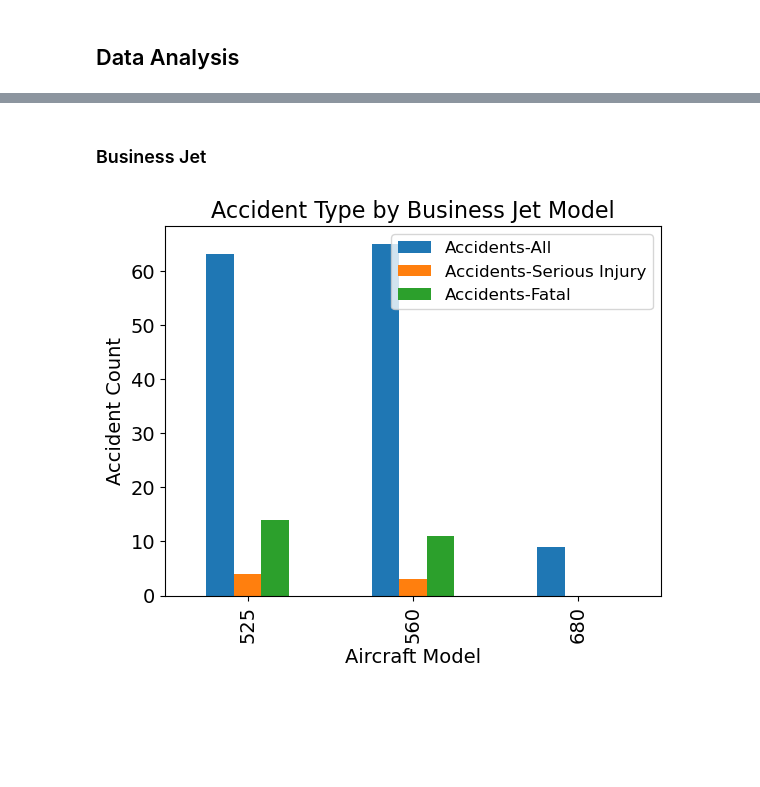
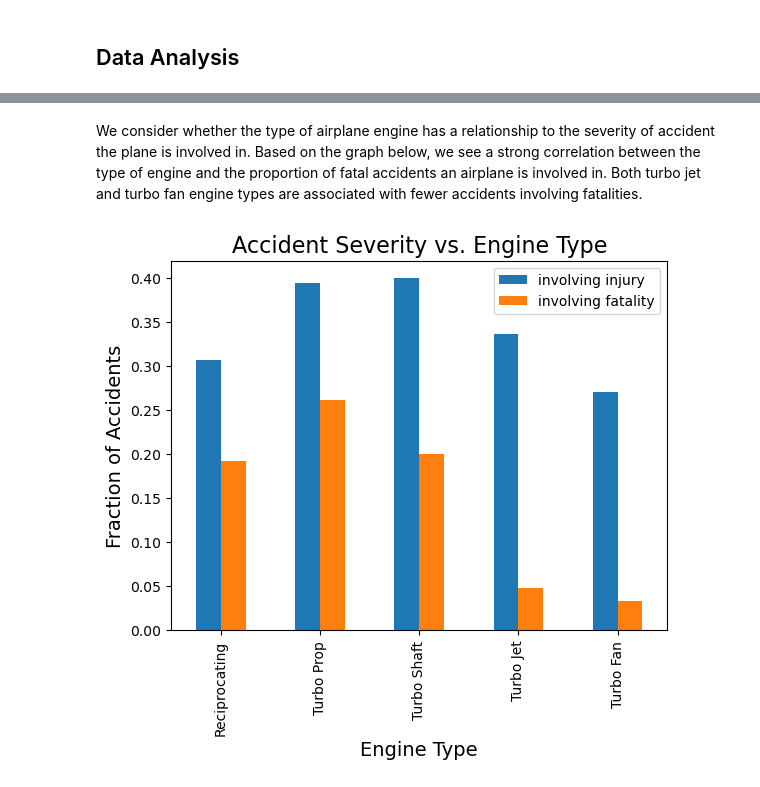
Before and after one commit to jgoett2/AirplaneRecommendations, a Jupyter notebook: AirplaneAnalysis.ipynb, the cells around one changed output, grey strips where cells are left out. Cells and saved outputs as stored; diff of their text form; code cells hidden in the pictures; blank space fills up the shorter version.

Commit message:
Updated code for data preparation and visualizations

```diff
--- a/AirplaneAnalysis.ipynb
+++ b/AirplaneAnalysis.ipynb
@@ -34 +84,4 @@ models_of_interest["Model"]=models_of_interest["Model"].map(lambda x:str(x))
+# %%
+df["Aircraft.Type"] = dp.lookup_aircraft_type(df,planes_all)
+df["In.Production"] = dp.lookup_production(df,planes_all)
 # %% [markdown]
@@ -74,6 +93,0 @@ Airplane Makes and Models that are not of interest are removed from the data set
-# %%
-filter = df["Make"].map(lambda x:x in models_of_interest["Make"].unique())
-df = df[filter]
-
-filter = df["Model"].map(lambda x:x in models_of_interest["Model"].unique())
-df = df[filter]
@@ -84,2 +93,0 @@ models_of_interest = models_of_interest.set_index(["Make","Model"])
-# %%
-df["Airplane.Type"]=df.apply(lambda x: models_of_interest.loc[(x["Make"],x["Model"])]["Type"], axis=1)
@@ -91,2 +93,0 @@ features_of_interest=["Event.Date","Year","Make","Model","Airplane.Type","Aircra
-# %%
-df=df[features_of_interest]
@@ -219,2 +97,0 @@ fig.savefig("images/narrowbody_distribution.png",bbox_inches="tight")
-# %% [markdown]
-### Business Jet
@@ -234,12 +98,30 @@ distribution.columns=["Accidents-All","Accidents-Serious Injury","Accidents-Fata
-# %%
-fig, ax=plt.subplots()
-distribution.plot.bar(ax=ax, fontsize=14)
-
-ax.set_title("Accident Type by Business Jet Model", fontsize=16)
-ax.set_xlabel("Aircraft Model", fontsize=14)
-ax.set_ylabel("Accident Count", fontsize=14)
-ax.legend(fontsize=12)
-
-fig.savefig("images/businessjet_distribution.png",bbox_inches="tight")
-# %% [output]
-[figure, removed]
+# %% [markdown]
+We consider whether the type of airplane engine has a relationship to the severity of accident the plane is involved in.  Based on the graph below, we see a strong correlation between the type of engine and the proportion of fatal accidents an airplane is involved in.  Both turbo jet and turbo fan engine types are associated with fewer accidents involving fatalities.
+# %%
+fig,ax=plt.subplots()
+engine_analysis = pd.DataFrame()
+
+filter = df["In.Production"]==True
+
+filter2 = (df["Total.Serious.Injuries"]>0) | (df["Total.Fatal.Injuries"]>0)
+
+engine_analysis["accident.all"] = df[filter].groupby("Engine.Type").count()["Event.Id"]
+engine_analysis["accident.injury"] = df[filter & filter2].groupby("Engine.Type").count()["Event.Id"]
+engine_analysis["accident.fatal"] = df[filter & df["Total.Fatal.Injuries"]>0].groupby("Engine.Type").count()["Event.Id"]
+
+engine_analysis["ratio.injury"] = engine_analysis["accident.injury"]/engine_analysis["accident.all"]
+engine_analysis["ratio.fatal"] = engine_analysis["accident.fatal"]/engine_analysis["accident.all"]
+
+
+engines = ["Reciprocating","Turbo Prop","Turbo Shaft","Turbo Jet","Turbo Fan",]
+engine_analysis.loc[engines,["ratio.injury","ratio.fatal"]].plot.bar(ax=ax)
+engine_analysis
+
+ax.set_title("Accident Severity vs. Engine Type", fontsize=16)
+ax.set_xlabel("Engine Type",fontsize=14)
+ax.set_ylabel("Fraction of Accidents", fontsize=14)
+ax.legend(["involving injury","involving fatality"])
+
+fig.savefig("images/engine_type.png",bbox_inches="tight")
+# %% [output]
+[figure, added]
```
Also changed, not shown: parts of 61 cells of this notebook, 4 other files.
